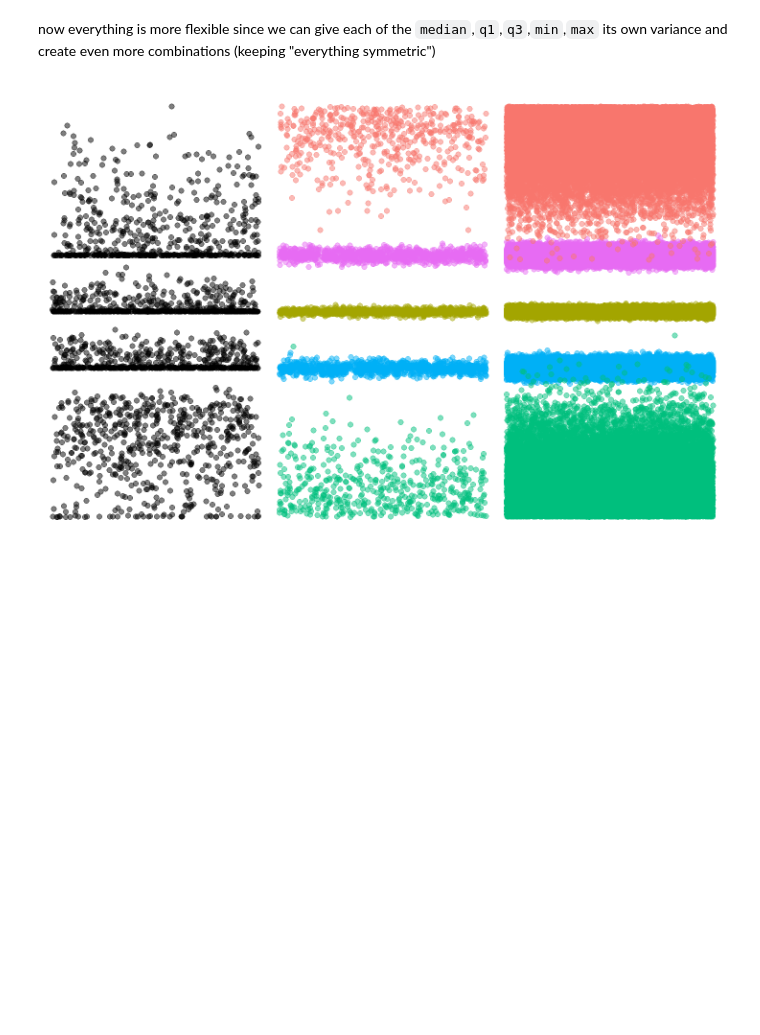
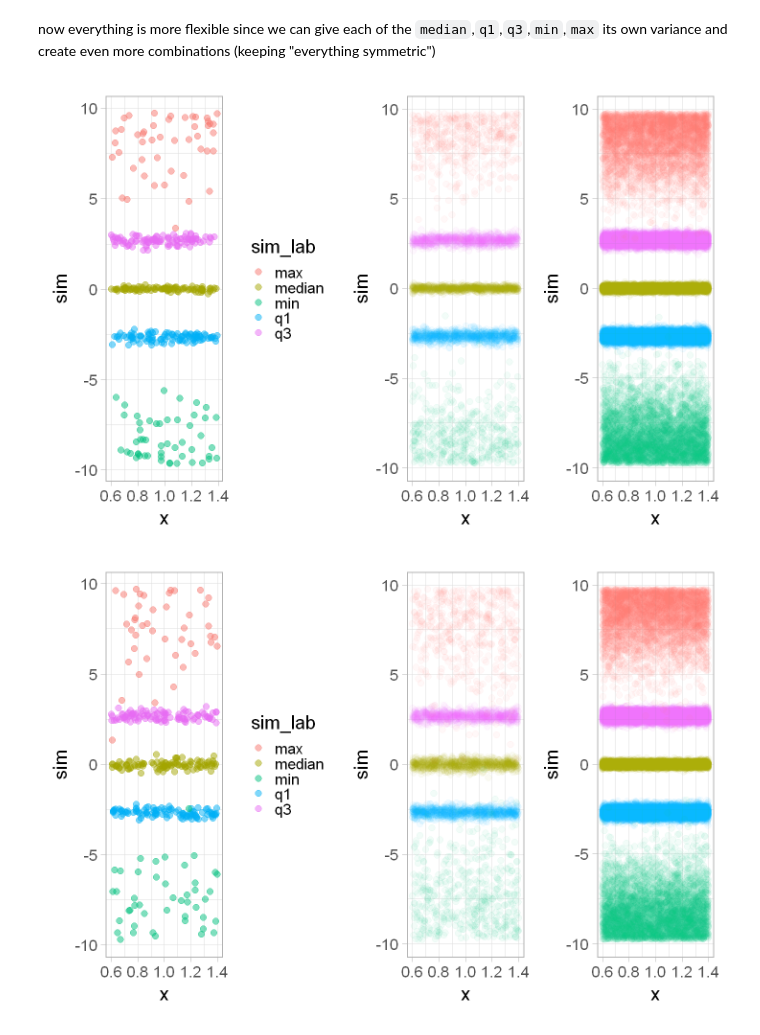
Before and after one commit to jojosgithub/blog, a Jupyter notebook: _notebooks/2021-06-18-samedata.ipynb, the cells around one changed output. Saved outputs shown, nothing was run; the diff lists cells and outputs as text; code cells hidden in the pictures; blank space fills up the shorter version.

```diff
--- a/_notebooks/2021-06-18-samedata.ipynb
+++ b/_notebooks/2021-06-18-samedata.ipynb
@@ -137,62 +137,79 @@ sd_r <- abs(max_r-min_r)/10
 n_points = c(100,1000,50000)
 
 t100 <- boxSim(100,in_dat[3],in_dat[2], in_dat[5],in_dat[1],in_dat[6],c(0.1,0.2,0.2,2,2))
 t1k  <- boxSim(1000,in_dat[3],in_dat[2], in_dat[5],in_dat[1],in_dat[6],c(0.1,0.2,0.2,2,2))
+t10k  <- boxSim(10000,in_dat[3],in_dat[2], in_dat[5],in_dat[1],in_dat[6],c(0.1,0.2,0.2,2,2))
 t50k  <- boxSim(50000,in_dat[3],in_dat[2], in_dat[5],in_dat[1],in_dat[6],c(0.1,0.2,0.2,2,2))
 
 t100_2 <- boxSim(100,in_dat[3],in_dat[2], in_dat[5],in_dat[1],in_dat[6],c(0.2,0.2,0.2,3,3))
 t1k_2  <- boxSim(1000,in_dat[3],in_dat[2], in_dat[5],in_dat[1],in_dat[6],c(0.2,0.2,0.2,3,3))
+t10k_2 <- boxSim(10000,in_dat[3],in_dat[2], in_dat[5],in_dat[1],in_dat[6],c(0.1,0.2,0.2,2,2))
 t50k_2 <- boxSim(50000,in_dat[3],in_dat[2], in_dat[5],in_dat[1],in_dat[6],c(0.2,0.2,0.2,3,3))
 
 ptest <-ggplot(t100, aes(x = 1, y =sim, color=sim_lab)) +
 	   geom_jitter(alpha=0.5)							+
        theme_void() +
 	   xlim(-1, 3)
 
 legend <- cowplot::get_legend(ptest)
 
 datr <- data.table(box_plots$left)
 colnames(datr) <- c("y")
 
 pref <-  ggplot(datr, aes(x = 1, y = y )) +
-	   geom_jitter(alpha=0.5,size=3)							+
-       theme_void() +
+	   geom_jitter(alpha=0.5,size=3.5)    +
+       theme_light(base_size=24)
+
+pt100 <-ggplot(t100, aes(x = 1, y =sim, color=sim_lab)) +
+	   geom_jitter(alpha=0.5,size=3.5)					+
+       theme_light(base_size=24)
+
+pt1k <-ggplot(t1k, aes(x = 1, y =sim, color=sim_lab)) +
+	   geom_jitter(alpha=0.05,size=3.5)               +
+       theme_light(base_size=24)                      +
+       theme(legend.position = "none")
+
+
+pt10k <-ggplot(t10k, aes(x = 1, y =sim, color=sim_lab)) +
+	   geom_jitter(alpha=0.05,size=3.5)					+
+       theme_light(base_size=24)                        +
+       theme(legend.position = "none")
+
+
+
+
+pt50k <-ggplot(t50k, aes(x = 1, y =sim, color=sim_lab)) +
+	   geom_jitter(alpha=0.2,size=3.5)	      			+
+       theme_light(base_size=24)
+
+
+pt100_2 <-ggplot(t100_2, aes(x = 1, y =sim, color=sim_lab)) +
+	   geom_jitter(alpha=0.5 ,size=3.5)						+
+       theme_light(base_size=24)
+
+
+pt1k_2 <-ggplot(t1k_2, aes(x = 1, y =sim, color=sim_lab)) +
+	   geom_jitter(alpha=0.05,size=3.5)		              +
+       theme_light(base_size=24)                          +
 	   theme(legend.position = "none")
 
-pt100 <-ggplot(t100, aes(x = 1, y =sim, color=sim_lab)) +
-	   geom_jitter(alpha=0.5,size=3)							+
-       theme_void() +
-	   theme(legend.position = "none")
-
-pt1k <-ggplot(t1k, aes(x = 1, y =sim, color=sim_lab)) +
-	   geom_jitter(alpha=0.5,size=3)							+
-       theme_void() +
-	   theme(legend.position = "none")
-
-pt50k <-ggplot(t50k, aes(x = 1, y =sim, color=sim_lab)) +
-	   geom_jitter(alpha=0.5,size=3)							+
-       theme_void() +
-	   theme(legend.position = "none")
-
-pt100_2 <-ggplot(t100_2, aes(x = 1, y =sim, color=sim_lab)) +
-	   geom_jitter(alpha=0.5,size=3)							+
-       theme_void() +
-	   theme(legend.position = "none")
-
-pt1k_2 <-ggplot(t1k_2, aes(x = 1, y =sim, color=sim_lab)) +
-	   geom_jitter(alpha=0.5,size=3)							+
-       theme_void() +
+pt10k_2 <-ggplot(t10k_2, aes(x = 1, y =sim, color=sim_lab)) +
+	   geom_jitter(alpha=0.05,size=3.5)					    +
+       theme_light(base_size=24)                            +
 	   theme(legend.position = "none")
 
 pt5k_2 <-ggplot(t50k_2, aes(x = 1, y =sim, color=sim_lab)) +
-	   geom_jitter(alpha=0.5)							+
-       theme_void() +
-	   theme(legend.position = "none")
+	   geom_jitter(alpha=0.2)				               +
+       theme_light(base_size=24)
+
 
 library(patchwork)
 
-pref + pt1k + pt50k
+pt100 + pt1k + pt10k
+
+pt100_2 + pt1k_2 + pt10k_2
 # %% [output]
-[figure, old version]
+[figure, new version]
+[figure, added]
 # %%
 pb1 <- pref + geom_boxplot(lwd=1, alpha=0.5)
```
Also changed, not shown: parts of 4 cells of this notebook, 2 other files.
